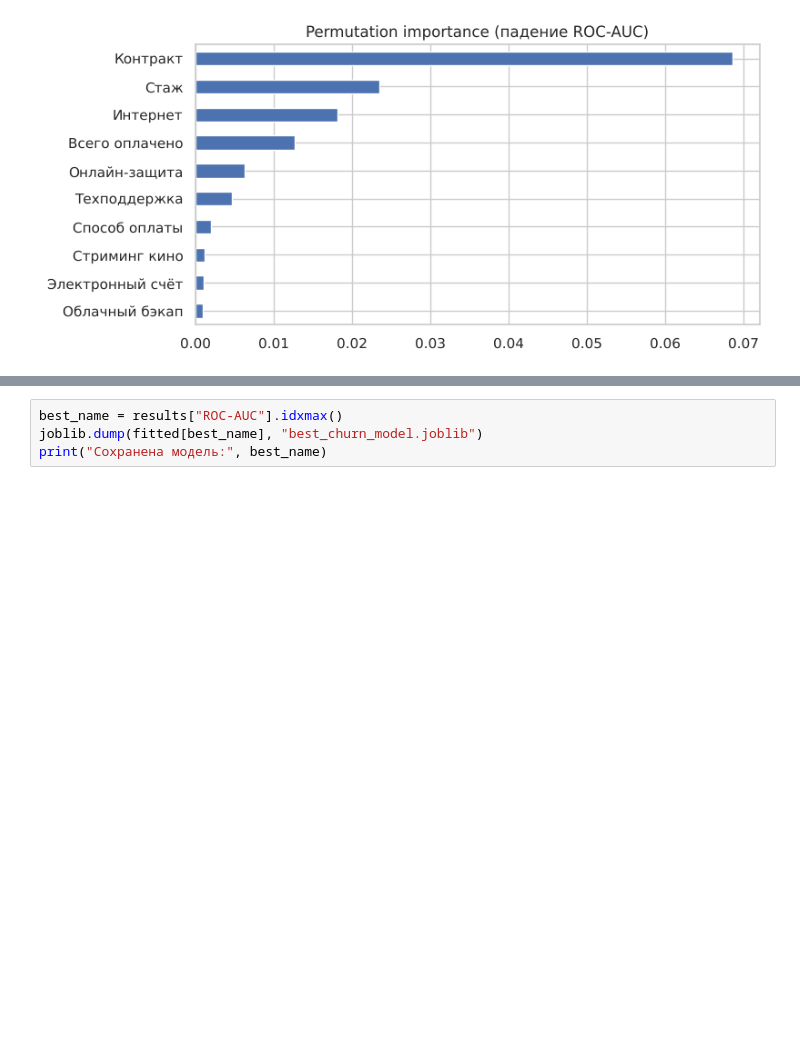
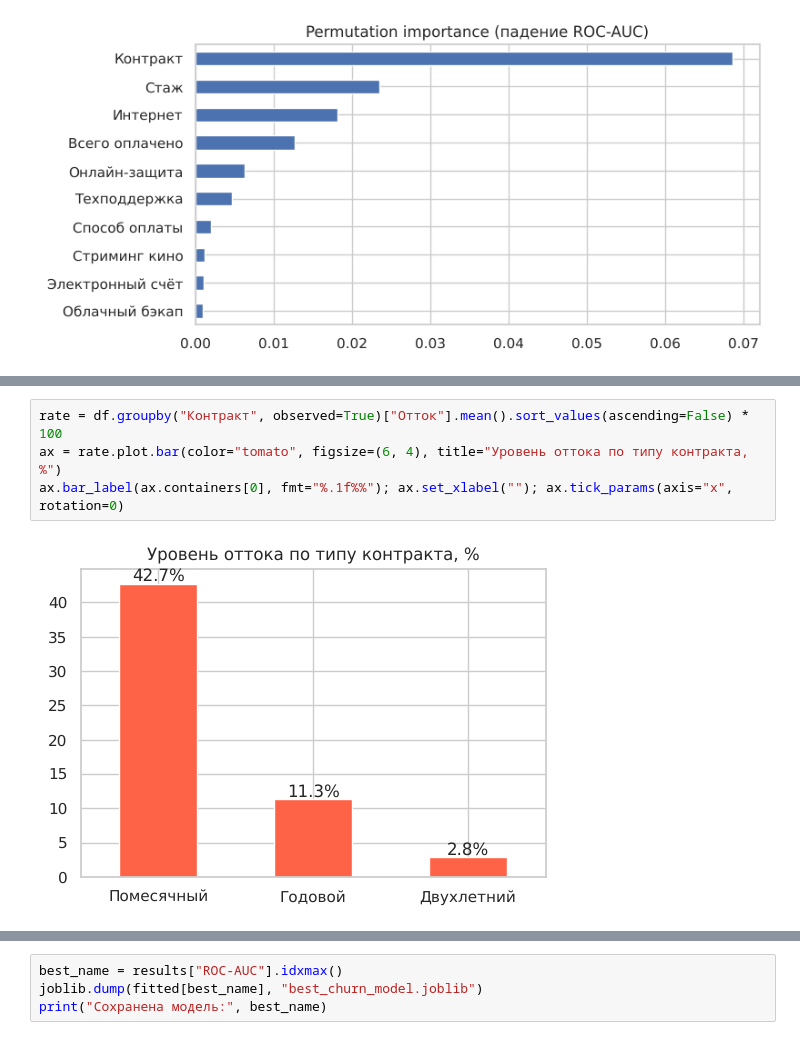
Before and after one commit to niksahn/magistrProject, a Jupyter notebook: churn_telco.ipynb, the cells around one changed output, grey strips where cells are left out. Cells and saved outputs as stored; diff of their text form; blank space fills up the shorter version.

```diff
--- a/churn_telco.ipynb
+++ b/churn_telco.ipynb
@@ -413,0 +435,6 @@ imp.tail(10).plot.barh(figsize=(8, 4), title="Permutation importance (паден
+# %%
+rate = df.groupby("Контракт", observed=True)["Отток"].mean().sort_values(ascending=False) * 100
+ax = rate.plot.bar(color="tomato", figsize=(6, 4), title="Уровень оттока по типу контракта, %")
+ax.bar_label(ax.containers[0], fmt="%.1f%%"); ax.set_xlabel(""); ax.tick_params(axis="x", rotation=0)
+# %% [output]
+[figure, added]
```
Also changed, not shown: parts of 8 cells of this notebook, 3 other files.
